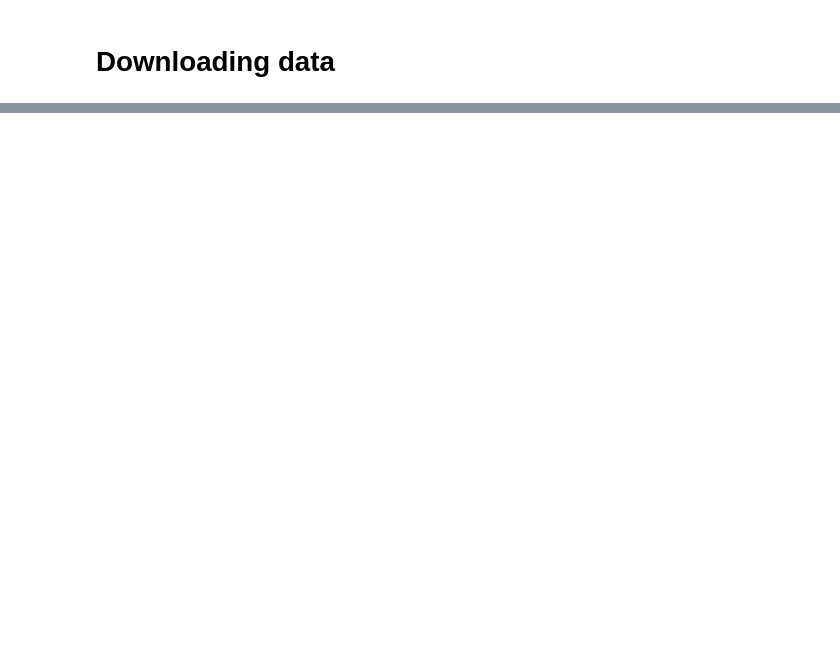
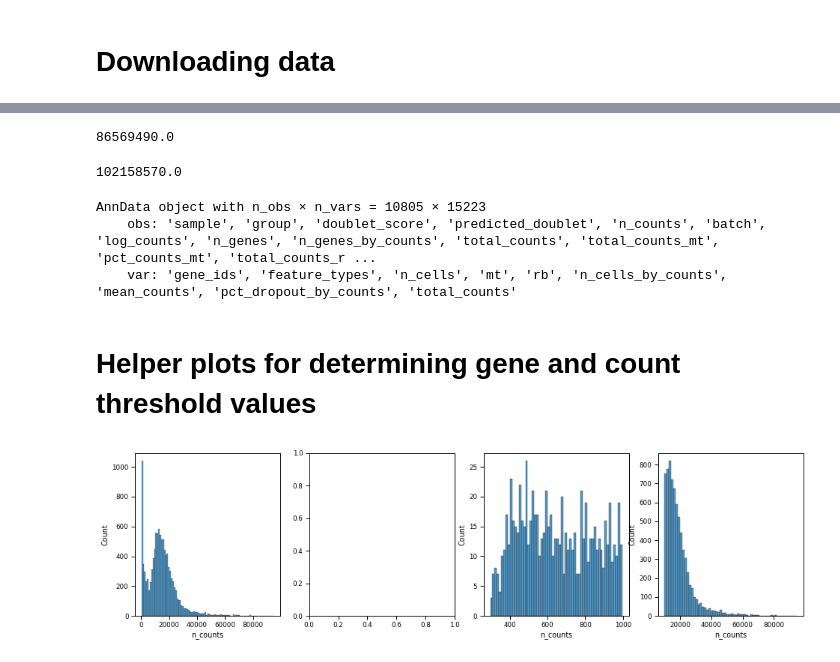
Before and after one commit to afvallejo/snPATHOSeq, a Jupyter notebook: FRP_validation_using_LnCaP.ipynb, the cells around one changed output, grey strips where cells are left out. Drawn from its saved outputs; the diff is of its cells as text; code cells hidden in the pictures; blank space fills up the shorter version.

```diff
--- a/FRP_validation_using_LnCaP.ipynb
+++ b/FRP_validation_using_LnCaP.ipynb
@@ -125,0 +60,51 @@ wget -v -O myfile.tgz -L https://ibm.box.com/shared/static/xxxxx.tgz
+# %%
+adata1 =sc.read('/content/LnCaP_Fresh.h5ad')
+adata2 =sc.read('/content/LnCaP_Fixed_FRP.h5ad')
+adata1.obs['n_counts'] = adata1.X.sum(1)
+adata2.obs['n_counts'] = adata2.X.sum(1)
+# %%
+# Total UMI Fresh
+adata1.obs['n_counts'].sum()
+# %% [output]
+86569490.0
+# %%
+# Total UMI Fixed
+adata2.obs['n_counts'].sum()
+# %% [output]
+102158570.0
+# %%
+adata=adata1.concatenate(adata2,join = "inner")
+sc.pp.filter_genes(adata, min_cells=5)
+
+# Quality control - calculate QC covariates
+adata.obs['n_counts'] = adata.X.sum(1)
+adata.obs['log_counts'] = np.log(adata.obs['n_counts'])
+adata.obs['n_genes'] = (adata.X > 0).sum(1)
+
+# compute qc metrics
+
+adata.var['mt'] = adata.var_names.str.startswith('MT-')  # annotate the group of mitochondrial genes as 'mt'
+adata.var['rb'] = adata.var_names.str.startswith(('RPS','RPL'))  # annotate the group of ribosomal proteins as 'rb'
+sc.pp.calculate_qc_metrics(adata, qc_vars=['mt'], percent_top=None, log1p=False, inplace=True)
+sc.pp.calculate_qc_metrics(adata, qc_vars=['rb'], percent_top=None, log1p=False, inplace=True)
+
+adata
+# %% [output]
+AnnData object with n_obs × n_vars = 10805 × 15223
+    obs: 'sample', 'group', 'doublet_score', 'predicted_doublet', 'n_counts', 'batch', 'log_counts', 'n_genes', 'n_genes_by_counts', 'total_counts', 'total_counts_mt', 'pct_counts_mt', 'total_counts_r ...
+    var: 'gene_ids', 'feature_types', 'n_cells', 'mt', 'rb', 'n_cells_by_counts', 'mean_counts', 'pct_dropout_by_counts', 'total_counts'
+# %% [markdown]
+# Helper plots for determining gene and count threshold values
+# %%
+sb.set_context('paper')
+pl.rcParams['lines.linewidth'] = 0.1
+import matplotlib.pyplot as plt
+
+fig, (ax1, ax2, ax3,ax4) = plt.subplots(1, 4, figsize=(16,4), gridspec_kw={'wspace':0.2})
+
+ax1_dict = sb.histplot(adata.obs['n_counts'], kde=False, ax=ax1,)
+ax2_dict =  sb.histplot(adata.obs['n_counts'][adata.obs['n_counts']<100], kde=False, bins=60, ax=ax2,)
+ax3_dict =  sb.histplot(adata.obs['n_counts'][adata.obs['n_counts']<1000], kde=False, bins=60, ax=ax3,)
+ax4_dict = sb.histplot(adata.obs['n_counts'][adata.obs['n_counts']>10000], kde=False, bins=60, ax=ax4, )
+# %% [output]
+[figure, added]
```
Also changed, not shown: parts of 26 cells of this notebook.
